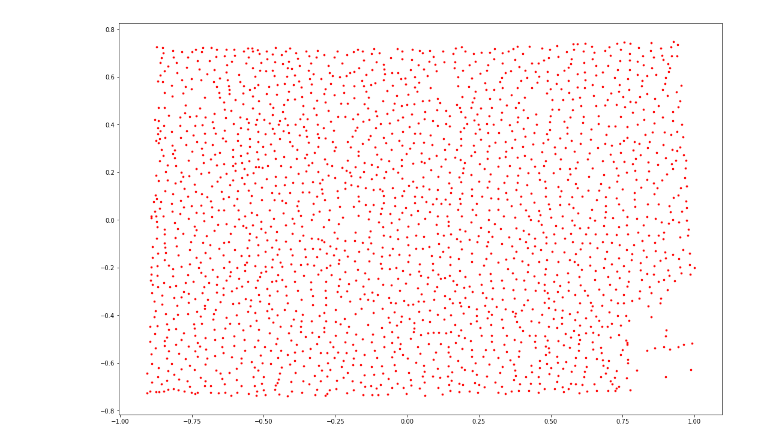
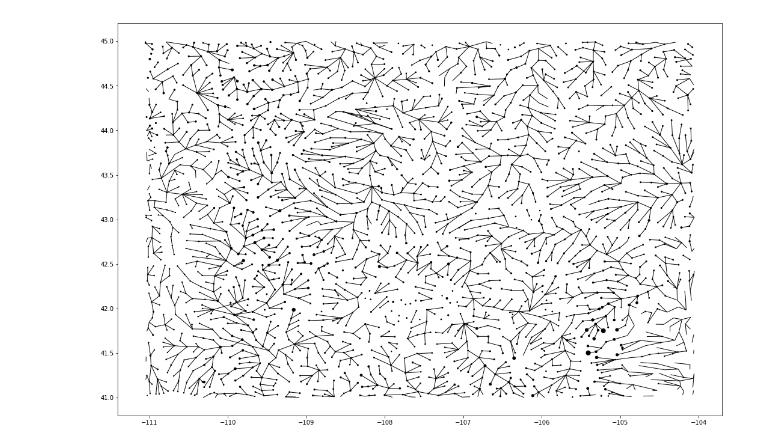
Before and after one commit to jessepisel/criticalandstrategic, a Jupyter notebook: stream connectivity.ipynb, the cells around one changed output. Cells and saved outputs as stored; diff of their text form; code cells hidden in the pictures.

Commit message:
network weight matrix working

```diff
--- a/stream connectivity.ipynb
+++ b/stream connectivity.ipynb
@@ -7,9 +7,11 @@ import geopandas as gpd
 import itertools
 from tqdm import tqdm
 # %%
-mindat = gpd.read_file(r'J:\Geology\WSGS\Projects\Critical Minerals\hotspot analysis\arcgis_blows.shp')
+imputed = gpd.read_file(r'J:\Geology\WSGS\Projects\Critical Minerals\hotspot analysis\max_nure_with_hucs_polygon.shp')
 hucs = gpd.read_file(r'J:\Geology\WSGS\GIS\huc_12.shp')
 hucs = hucs.to_crs(crs={'init': 'epsg:3732'})
+# %%
+hucs = imputed
 # %%
 hucs['FID'] = hucs.index.values
 #hucs.to_file(driver='ESRI Shapefile', filename='huc_12_fids.shp')
@@ -100,2 +93,4 @@ IndexError: list index out of range
 # %%
 G.add_edges_from(edges)
+# %%
+ti = pd.read_csv(r'J:/Geology/WSGS/Projects/Critical Minerals/hotspot analysis/sed hotspot joined with hucs/ti_ppm.csv')
@@ -102,6 +106,5 @@ G.add_edges_from(edges)
 # %%
 plt.figure(figsize=(18,12))
-pos = nx.spring_layout(G,pos=posi)
-nx.draw_networkx(G,pos, with_labels=False, node_size=7)
+nx.draw_networkx(G,pos=posi, with_labels=False, node_size=ti.ti_ppm.values/1000, node_color='k')
 # %% [output]
-[figure, old version]
+[figure, new version]
```
Also changed, not shown: parts of 17 cells of this notebook, 2 other files.
